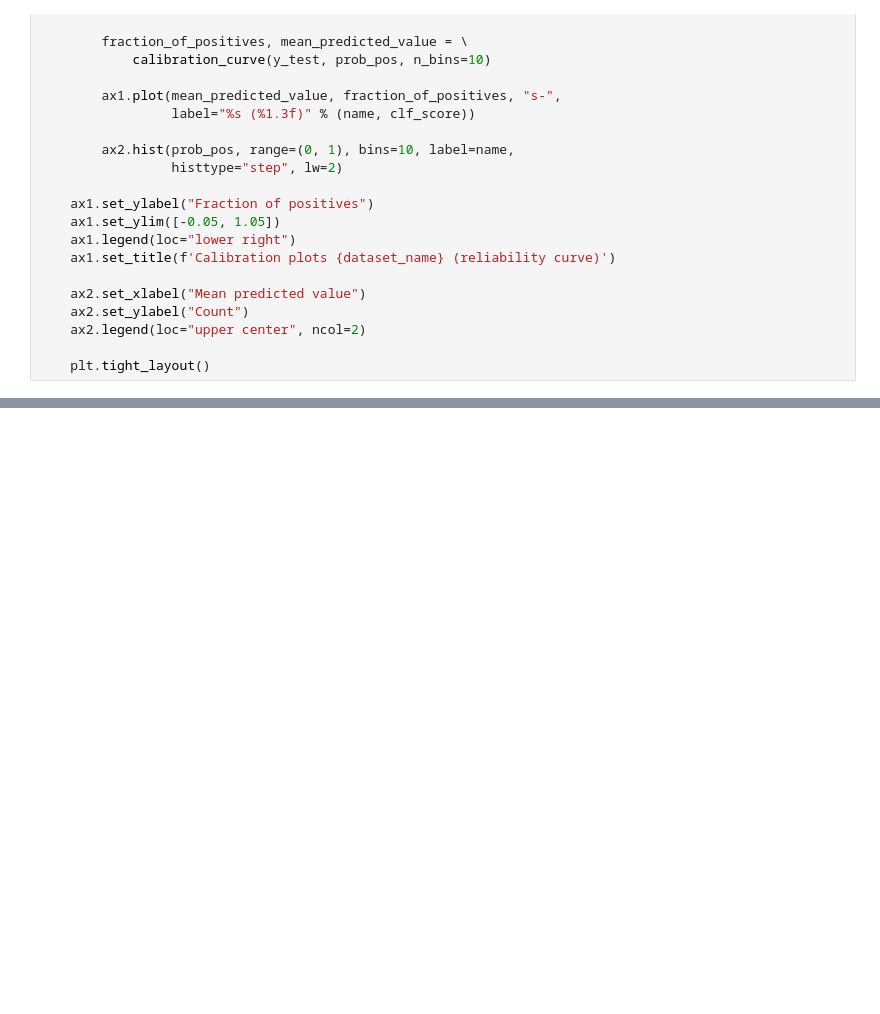
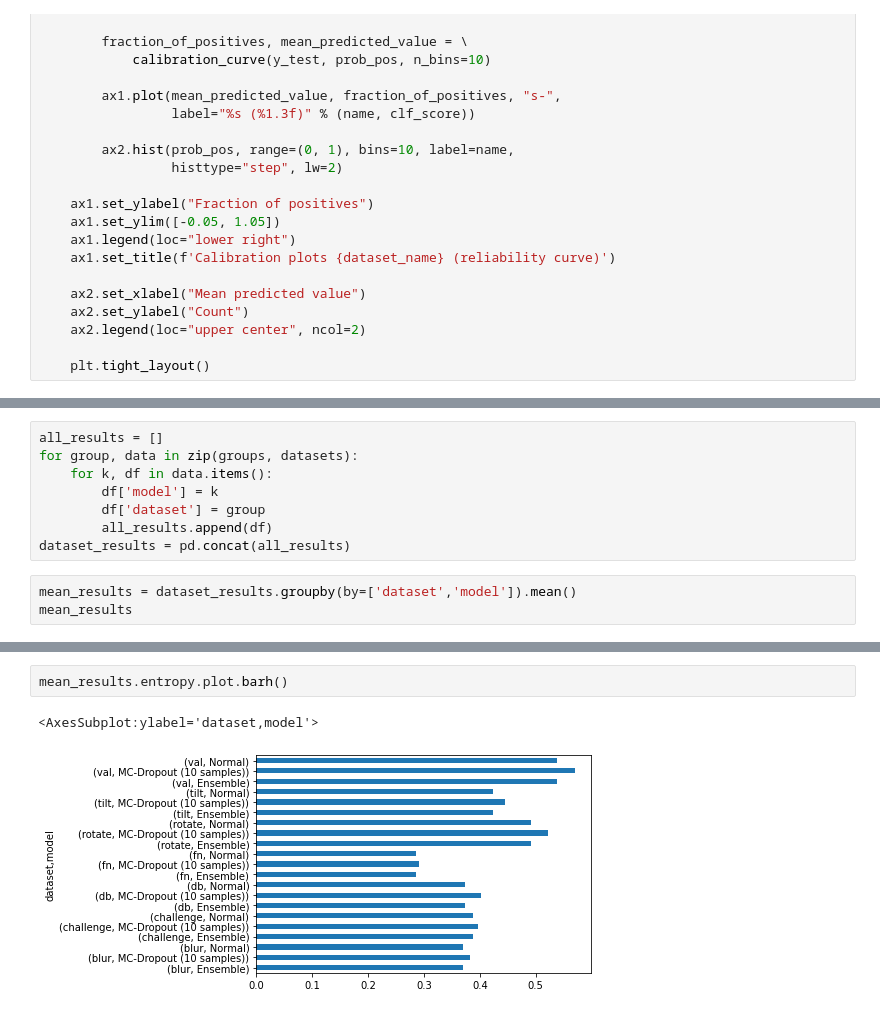
Before and after one commit to kylehiroyasu/stochastic-YOLO, a Jupyter notebook: notebooks/plots.ipynb, the cells around one changed output, grey strips where cells are left out. Cells and saved outputs as stored; diff of their text form; blank space fills up the shorter version.

```diff
--- a/notebooks/plots.ipynb
+++ b/notebooks/plots.ipynb
@@ -120,0 +153,11 @@ w/ MC-Dropout:
+# %%
+all_results = []
+for group, data in zip(groups, datasets):
+    for k, df in data.items():
+        df['model'] = k
+        df['dataset'] = group
+        all_results.append(df)
+dataset_results = pd.concat(all_results)
+# %%
+mean_results = dataset_results.groupby(by=['dataset','model']).mean()
+mean_results
@@ -120,0 +183,5 @@ w/ MC-Dropout:
+# %%
+mean_results.entropy.plot.barh()
+# %% [output]
+<AxesSubplot:ylabel='dataset,model'>
+[figure, added]
```
Also changed, not shown: parts of 9 cells of this notebook, 1 other file.
